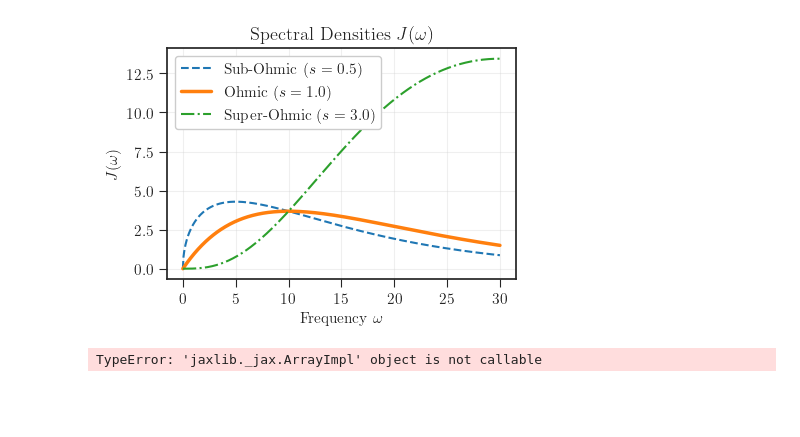
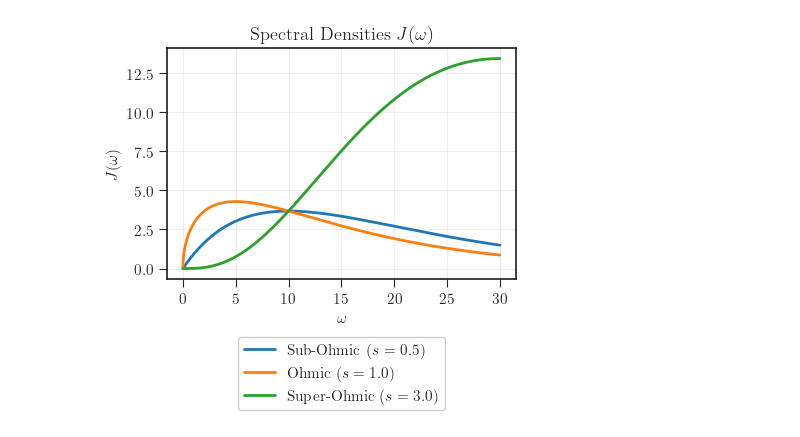
Before and after one commit to juardilag/twa_py, a Jupyter notebook: non-markovian_test.ipynb, the cells around one changed output. Drawn from its saved outputs; the diff is of its cells as text; code cells hidden in the pictures; blank space fills up the shorter version.

```diff
--- a/non-markovian_test.ipynb
+++ b/non-markovian_test.ipynb
@@ -5,7 +5,7 @@ import matplotlib.pyplot as plt
 # %%
 eta = 1.0
 omega_c = 10.0
-omegas = jnp.linspace(0, 30, 500)
+omegas = jnp.linspace(0, 30, 5000)
 
 # 1. Ohmic (s=1)
 def ohmic_spectral_density(omega):
@@ -24,26 +21,31 @@ W0131 13:17:57.121922   10561 cuda_executor.cc:1802] GPU interconnect informatio
 # %%
 plt.style.use(['seaborn-v0_8-white', './style.mplstyle'])
 
 fig, ax = plt.subplots(figsize=(4.5, 3))
 
-plt.plot(omegas, ohmic_spectral_density, label=r'Sub-Ohmic ($s=0.5$)', linestyle='--')
-plt.plot(omegas, J_ohmic, label=r'Ohmic ($s=1.0$)', linewidth=2.5)
-plt.plot(omegas, J_super, label=r'Super-Ohmic ($s=3.0$)', linestyle='-.')
+plt.plot(omegas, ohmic_spectral_density(omegas), label=r'Sub-Ohmic ($s=0.5$)', linewidth=2)
+plt.plot(omegas, sub_ohmic_spectral_density(omegas), label=r'Ohmic ($s=1.0$)', linewidth=2)
+plt.plot(omegas, super_ohmic_spectral_density(omegas), label=r'Super-Ohmic ($s=3.0$)', linewidth=2)
 
 plt.title(r"Spectral Densities $J(\omega)$")
-plt.xlabel(r'Frequency $\omega$')
+plt.xlabel(r'$\omega$')
 plt.ylabel(r'$J(\omega)$')
-plt.legend()
+plt.legend(loc='lower center', ncol=1, bbox_to_anchor=(0.5, -0.6))
 plt.grid(True, alpha=0.3)
 plt.show()
 # %% [output]
-[figure, old version]
+[figure, new version]
 # %%
-times = jnp.linspace(0, 2.0, 300)
+times = jnp.linspace(-0.3, 0.3, 5000)
 beta = 1.0
-w_max = 100.0   # Integration limit (should be >> OMEGA_C)
+w_max = 1_000   # Integration limit (should be >> OMEGA_C)
 n_steps = 5000  # Precision of integration
 
-C_t = compute_correlation_function(times, J_ohmic, beta, w_max, n_steps)
+# 1. Ohmic (s=1)
+C_t_ohmic = compute_correlation_function(times, ohmic_spectral_density, beta, w_max, n_steps)
+
+# 2. Sub-Ohmic (s=0.5)
+C_t_sub_ohmic = compute_correlation_function(times, sub_ohmic_spectral_density, beta, w_max, n_steps)
+
+# 3. Super-Ohmic (s=3.0)
+C_t_super_ohmic = compute_correlation_function(times, super_ohmic_spectral_density, beta, w_max, n_steps)
-# %% [output]
-TypeError: 'jaxlib._jax.ArrayImpl' object is not callable
```
Also changed, not shown: parts of 2 cells of this notebook.
